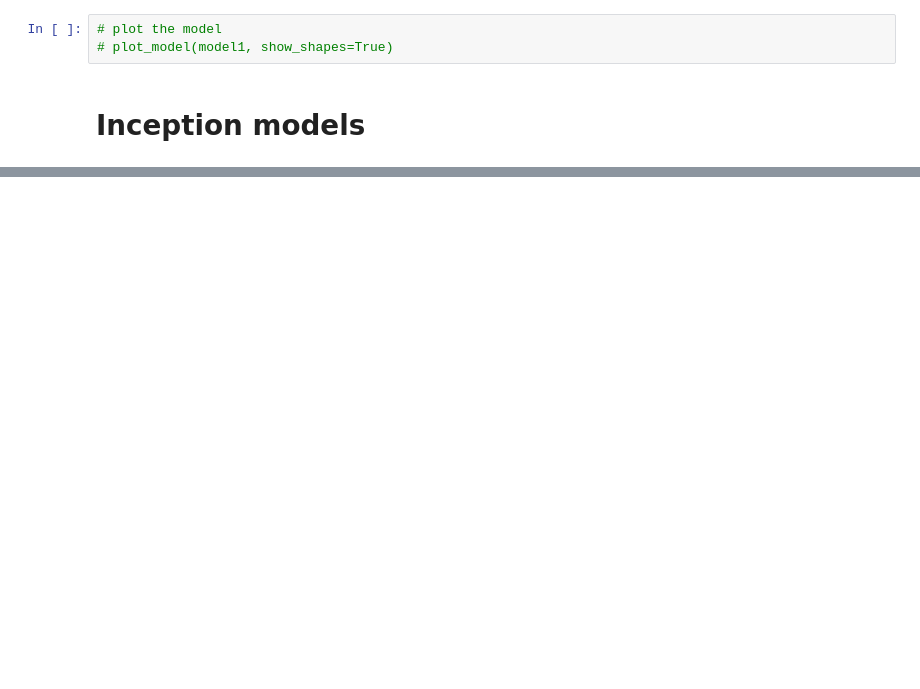
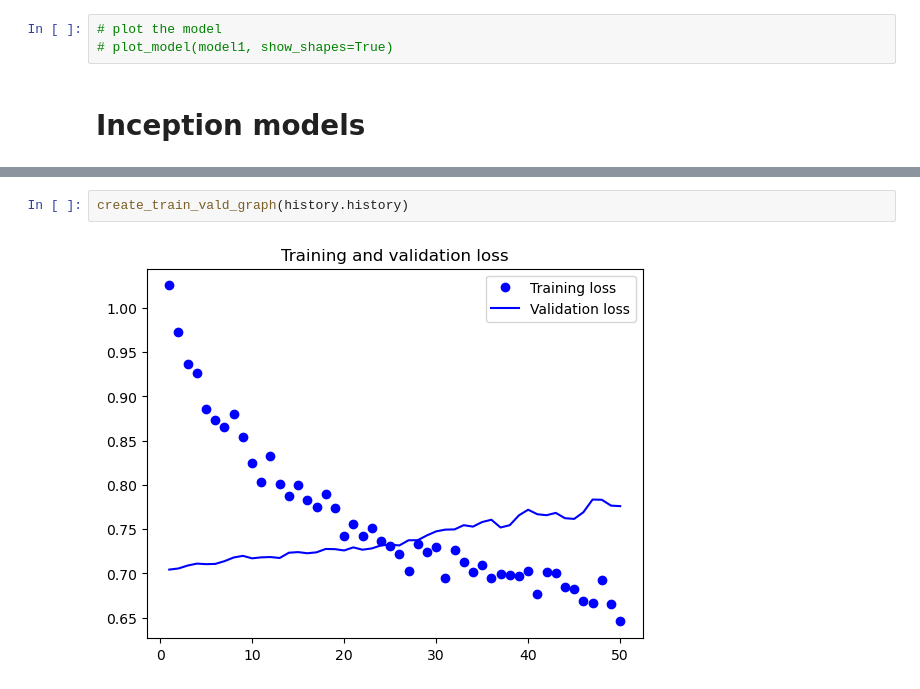
Before and after one commit to ammaro101/final_project, a Jupyter notebook: code_only4.ipynb, the cells around one changed output, grey strips where cells are left out. Saved outputs shown, nothing was run; the diff lists cells and outputs as text; blank space fills up the shorter version.

```diff
--- a/code_only4.ipynb
+++ b/code_only4.ipynb
@@ -1450,3 +1421,7 @@ model1.evaluate(X_test, y_test, verbose=0)
+# %%
+create_train_vald_graph(history.history)
+# %% [output]
+[figure, added]
 # %%
 # plot the model
 plot_model(model1, show_shapes=True)
```
Also changed, not shown: parts of 30 cells of this notebook, 11 other files.
